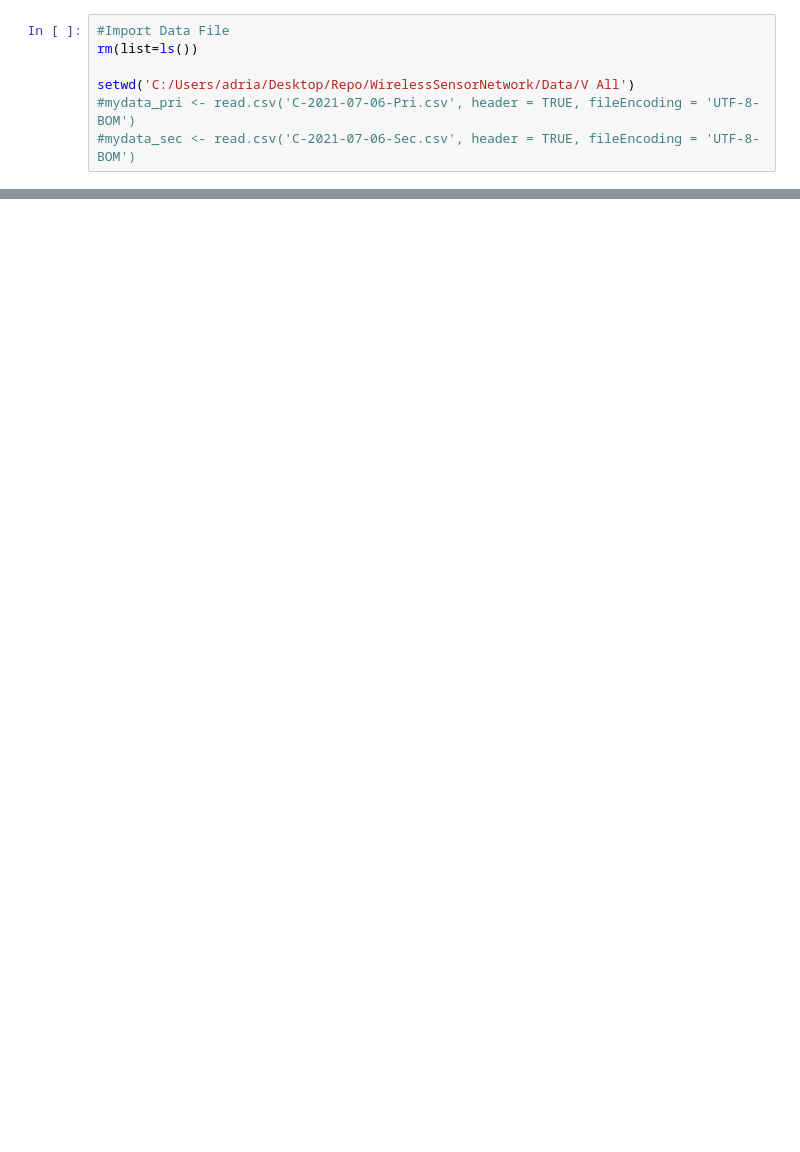
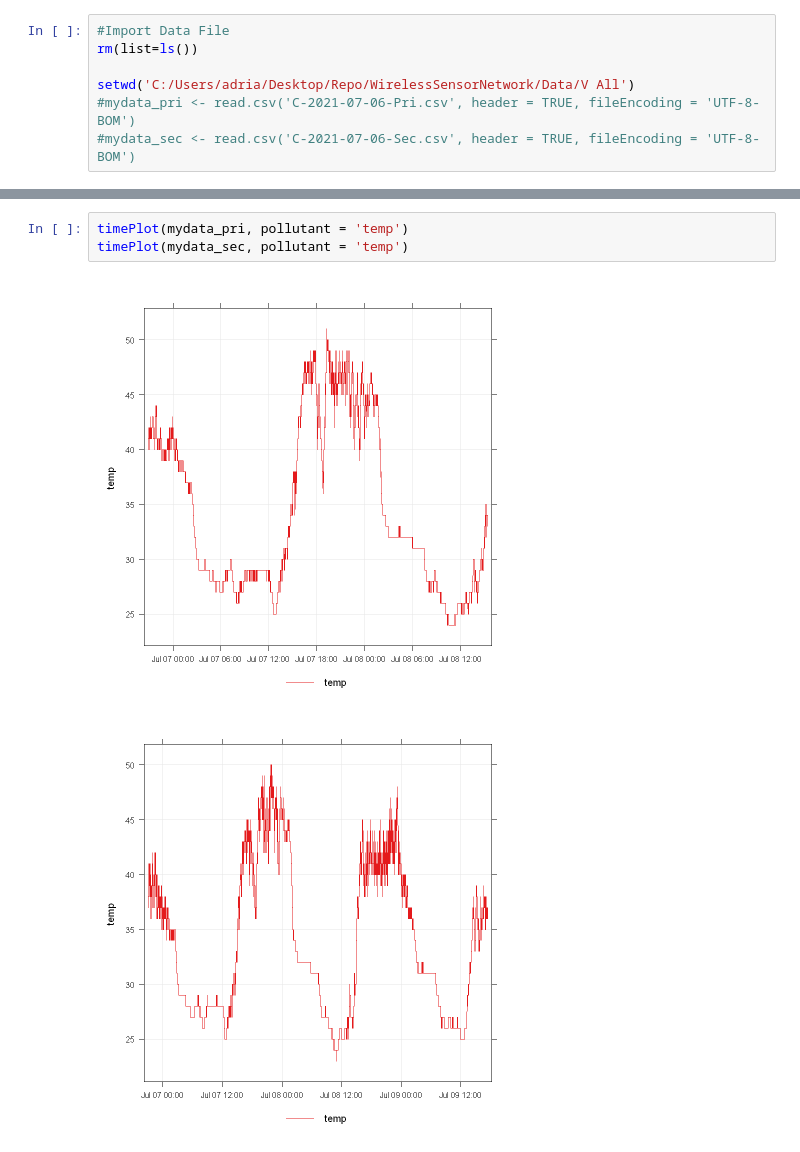
Before and after one commit to RiceAllDay22/WirelessSensorNetwork, a Jupyter notebook: Analysis/spike/OpenAirAnalysisNew.ipynb, the cells around one changed output, grey strips where cells are left out. Drawn from its saved outputs; the diff is of its cells as text; blank space fills up the shorter version.

```diff
--- a/Analysis/spike/OpenAirAnalysisNew.ipynb
+++ b/Analysis/spike/OpenAirAnalysisNew.ipynb
@@ -32,0 +61,6 @@ timePlot(mydata_sec, pollutant = 'co2')
+# %%
+timePlot(mydata_pri, pollutant = 'temp')
+timePlot(mydata_sec, pollutant = 'temp')
+# %% [output]
+[figure, added]
+[figure, added]
```
Also changed, not shown: parts of 13 cells of this notebook, 2 other files.
